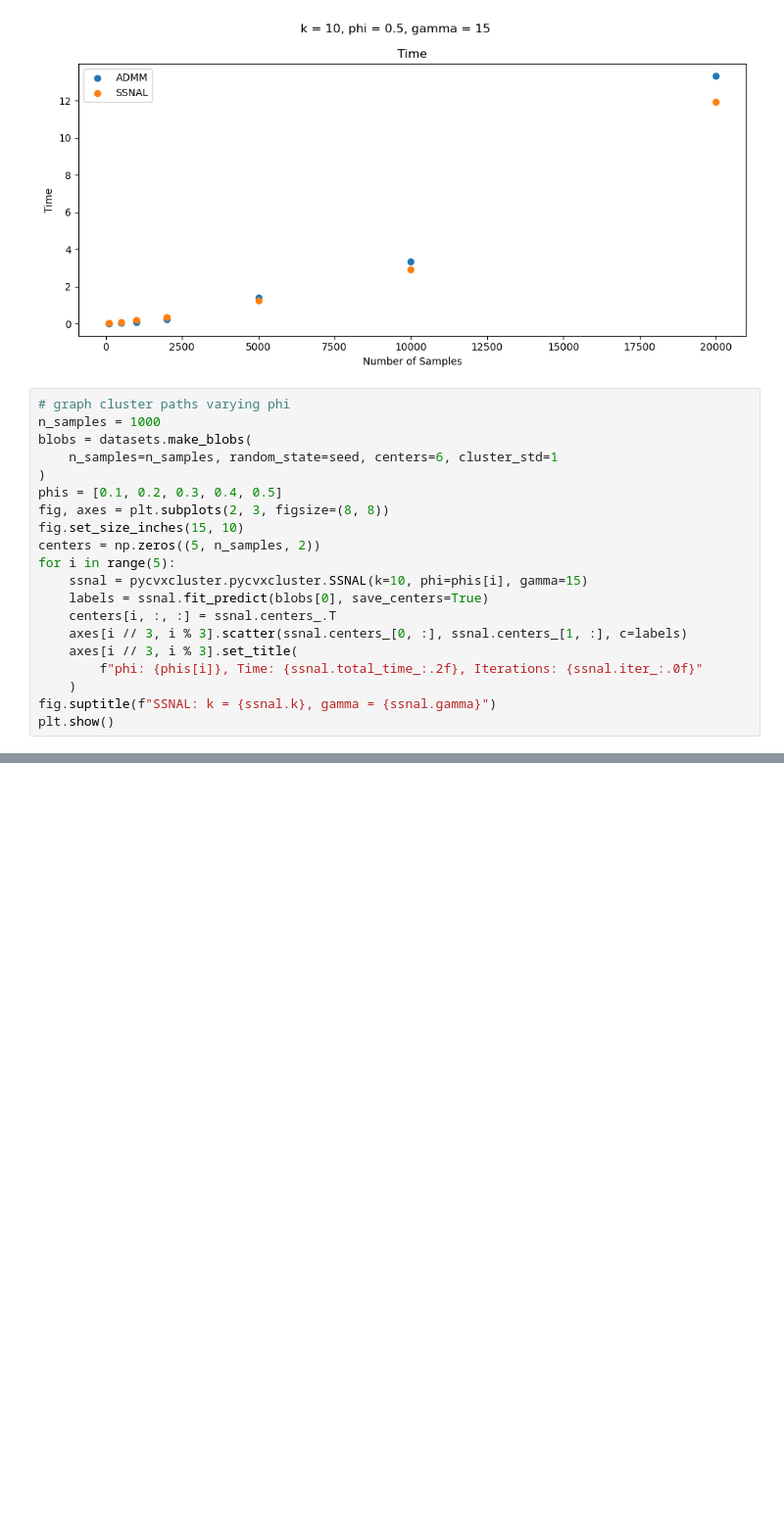
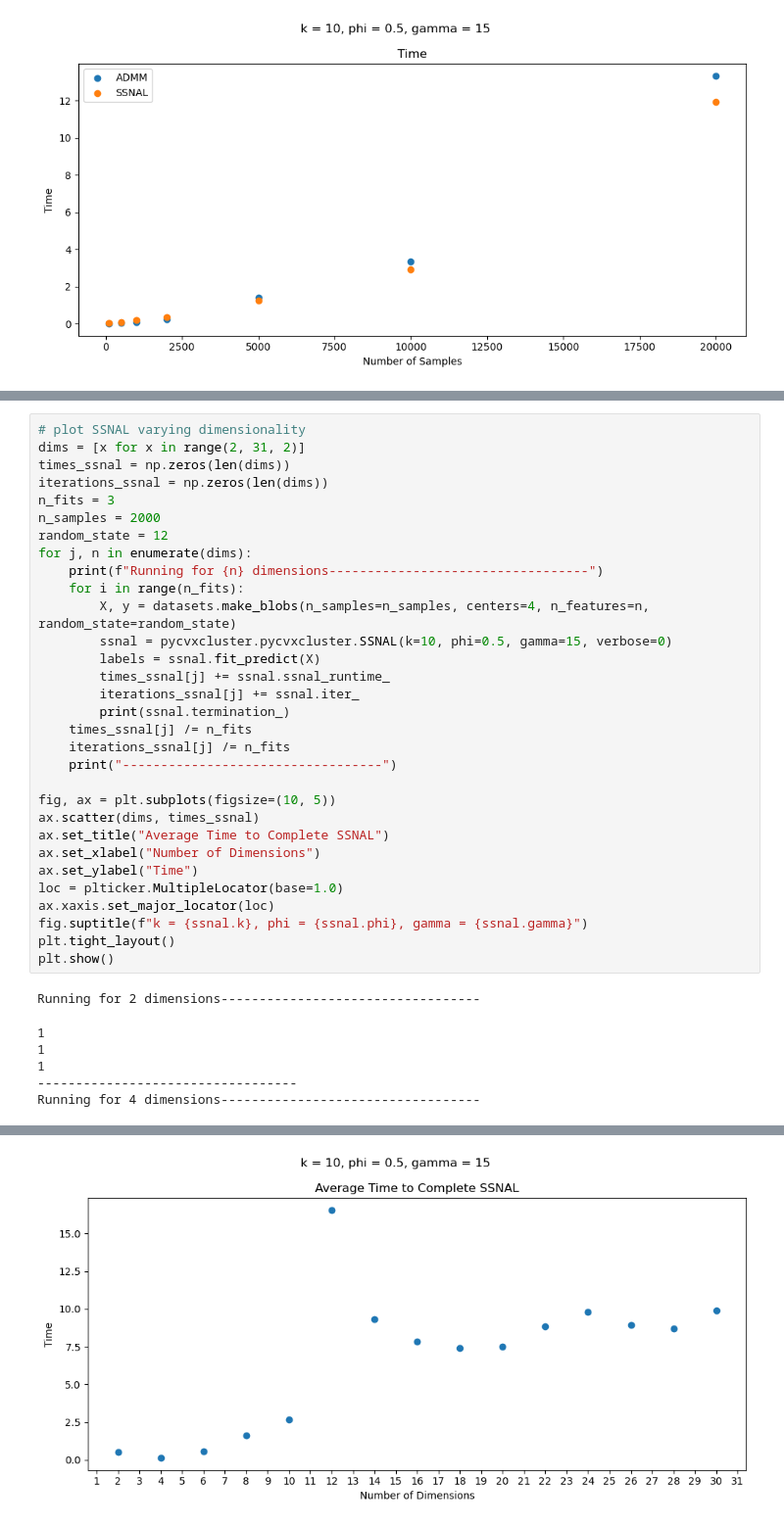
Before and after one commit to dx-li/pycvxcluster, a Jupyter notebook: Examples.ipynb, the cells around one changed output, grey strips where cells are left out. Shown at 98% size. Cells and saved outputs as stored; diff of their text form; blank space fills up the shorter version.

```diff
--- a/Examples.ipynb
+++ b/Examples.ipynb
@@ -379,23 +309,3 @@ plt.tight_layout()
 plt.show()
 # %% [output]
 [figure]
-# %%
-# graph cluster paths varying phi
-n_samples = 1000
-blobs = datasets.make_blobs(
-    n_samples=n_samples, random_state=seed, centers=6, cluster_std=1
-)
-phis = [0.1, 0.2, 0.3, 0.4, 0.5]
-fig, axes = plt.subplots(2, 3, figsize=(8, 8))
-fig.set_size_inches(15, 10)
-centers = np.zeros((5, n_samples, 2))
-for i in range(5):
-    ssnal = pycvxcluster.pycvxcluster.SSNAL(k=10, phi=phis[i], gamma=15)
-    labels = ssnal.fit_predict(blobs[0], save_centers=True)
-    centers[i, :, :] = ssnal.centers_.T
-    axes[i // 3, i % 3].scatter(ssnal.centers_[0, :], ssnal.centers_[1, :], c=labels)
-    axes[i // 3, i % 3].set_title(
-        f"phi: {phis[i]}, Time: {ssnal.total_time_:.2f}, Iterations: {ssnal.iter_:.0f}"
-    )
-fig.suptitle(f"SSNAL: k = {ssnal.k}, gamma = {ssnal.gamma}")
-plt.show()
@@ -423,0 +312,38 @@ Clustering completed in 0.29794925008900464 seconds.
+# %%
+# plot SSNAL varying dimensionality
+dims = [x for x in range(2, 31, 2)]
+times_ssnal = np.zeros(len(dims))
+iterations_ssnal = np.zeros(len(dims))
+n_fits = 3
+n_samples = 2000
+random_state = 12
+for j, n in enumerate(dims):
+    print(f"Running for {n} dimensions----------------------------------")
+    for i in range(n_fits):
+        X, y = datasets.make_blobs(n_samples=n_samples, centers=4, n_features=n, random_state=random_state)
+        ssnal = pycvxcluster.pycvxcluster.SSNAL(k=10, phi=0.5, gamma=15, verbose=0)
+        labels = ssnal.fit_predict(X)
+        times_ssnal[j] += ssnal.ssnal_runtime_
+        iterations_ssnal[j] += ssnal.iter_
+        print(ssnal.termination_)
+    times_ssnal[j] /= n_fits
+    iterations_ssnal[j] /= n_fits
+    print("----------------------------------")
+
+fig, ax = plt.subplots(figsize=(10, 5))
+ax.scatter(dims, times_ssnal)
+ax.set_title("Average Time to Complete SSNAL")
+ax.set_xlabel("Number of Dimensions")
+ax.set_ylabel("Time")
+loc = plticker.MultipleLocator(base=1.0)
+ax.xaxis.set_major_locator(loc)
+fig.suptitle(f"k = {ssnal.k}, phi = {ssnal.phi}, gamma = {ssnal.gamma}")
+plt.tight_layout()
+plt.show()
+# %% [output]
+Running for 2 dimensions----------------------------------
+1
+1
+1
+----------------------------------
+Running for 4 dimensions----------------------------------
@@ -423,0 +367 @@ Clustering completed in 0.29794925008900464 seconds.
+[figure, added]
```
Also changed, not shown: parts of 9 cells of this notebook, 3 other files.
